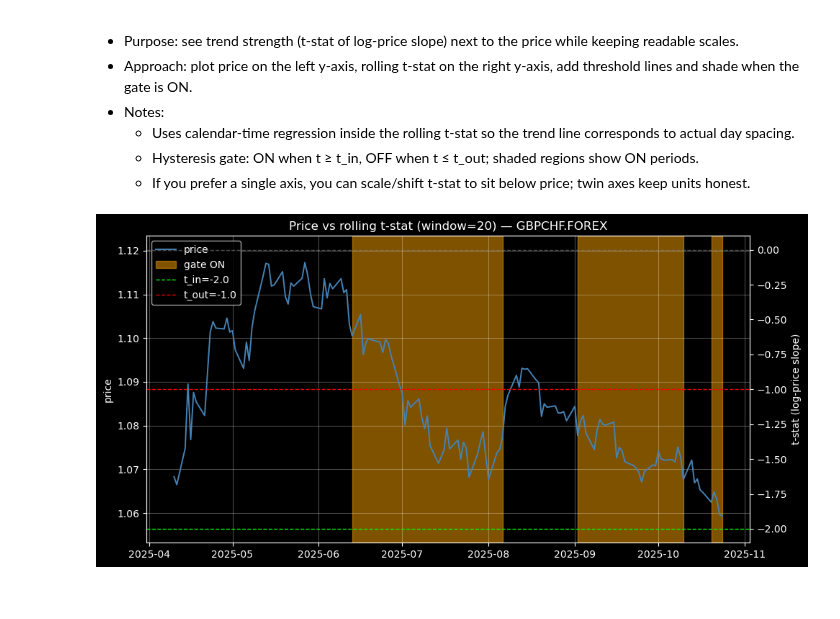
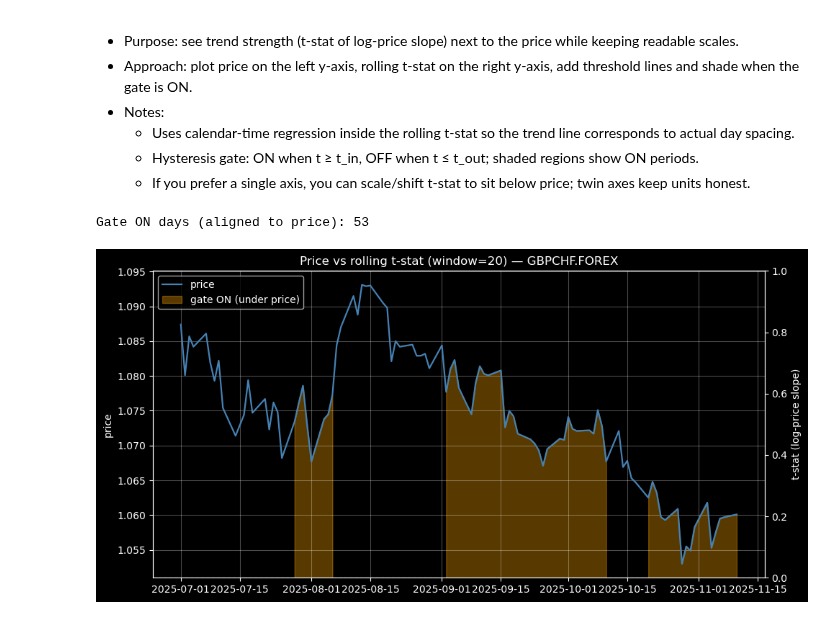
Before and after one commit to nimchimpski/GeoQuant, a Jupyter notebook: various/t-stat_slope.ipynb, the cells around one changed output. Saved outputs shown, nothing was run; the diff lists cells and outputs as text; code cells hidden in the pictures.

```diff
--- a/various/t-stat_slope.ipynb
+++ b/various/t-stat_slope.ipynb
@@ -21,21 +21,26 @@ plt.style.use('dark_background')
 # %%
 
 ticker='GBPCHF.FOREX'
-start='2025-4-10'
-end='2025-10-26'
+start='2025-7-1'
+today = pd.Timestamp.today().normalize()
+print('today',today.date())
+end=today
+print('end',end.date())
 s =f1.fetch_csv_robust(ticker, params=config.params)
 s=f1.sort_cols(s)
 s=f2.trim_series(s, start, end)
-# plt.plot(s.index, s.values)
+# print latest date
+print('latest data:',s.index[-1])
+plt.plot(s.index, s.values)
 # # give plot a title
-# plt.title(f'Standardized prices for {ticker} from {start} to {end}')
-# plt.show()
+plt.title(f'prices for {ticker} from {start} to {end}')
+# plt.show8
 x_rets = np.log(s / s.shift(1)).dropna()
 
 total_return=(s.iloc[-1]/s.iloc[0])-1
 total_return = -total_return
 # slope=(s.iloc[-1]-s.iloc[0])/lens
-print('total return on single held short ex carry',round(total_return, 2))
+print('\ntotal return on single held short ex carry',round(total_return, 4)*100,'%')
 # print('slope',slope)
 logp = np.log(s).dropna()
 # %% [output]
@@ -89,7 +109,7 @@ logp = np.log(s).dropna() if 'logp' not in locals() else logp.dropna()
 
 # --- Parameters ---
 window = 20          # rolling window (trading days)
-t_in, t_out = -2.0, -1.0  # hysteresis thresholds (enter ≥ t_in, exit ≤ t_out)
+t_in, t_out = -2.0, -1.0  # downtrend-only gate thresholds: enter when t <= t_in, exit when t >= t_out
 
 def rolling_t_price(logp: pd.Series, window: int) -> pd.Series:
     """Rolling t-stat of log-price slope vs calendar time (numeric dates)."""
@@ -104,7 +124,7 @@ def rolling_t_price(logp: pd.Series, window: int) -> pd.Series:
     return pd.Series(tstat, index=idx, name=f"t_win{window}")
 
 def make_gate(ts: pd.Series, t_in: float, t_out: float) -> pd.Series:
-    """Hysteresis: enter when ts >= t_in, exit when ts <= t_out."""
+    """Hysteresis for downtrend: enter when ts <= t_in, exit when ts >= t_out."""
     state = False
     g = []
     for v in ts.values:
@@ -122,49 +142,69 @@ gate = make_gate(tser, t_in=t_in, t_out=t_out)
 # Align to price index for shading
 gate_aligned = gate.reindex(s.index).fillna(False)
 
+# Quick diagnostics (count only)
+n_on = int(gate_aligned.sum())
+print(f"Gate ON days (aligned to price): {n_on}")
+if n_on == 0:
+    print("No shaded regions because the gate never turns ON with current thresholds; consider e.g., t_in=-1.5, t_out=-0.5 or adjust window.")
+
 # --- Plot ---
 fig, ax1 = plt.subplots(figsize=(10, 5))
-ax1.plot(s.index, s.values, color='steelblue', lw=1.4, label='price')
+ax1.plot(s.index, s.values, color='steelblue', lw=1.6, label='price', zorder=3)
 ax1.set_ylabel('price')
 
 ax2 = ax1.twinx()
 # ax2.plot(tser.index, tser.values, color='orange', lw=1.2, label=f't-stat (w={window})')
 ax2.axhline(0.0, color='gray', lw=1.0, ls='--', alpha=0.6)
-ax2.axhline(t_in, color='lime', lw=1.0, ls='--', label=f't_in={t_in}')
-ax2.axhline(t_out, color='red', lw=1.0, ls='--', label=f't_out={t_out}')
+# ax2.axhline(t_in, color='lime', lw=1.0, ls='--', label=f't_in={t_in}')
+# ax2.axhline(t_out, color='red', lw=1.0, ls='--', label=f't_out={t_out}')
 ax2.set_ylabel('t-stat (log-price slope)')
 
-# Shade ON regions (gate true) across full y-range using axis transform
-ax1.fill_between(
-    gate_aligned.index,
-    0, 1,
-    where=gate_aligned.values,
-    color='orange', alpha=0.50,
-    transform=ax1.get_xaxis_transform(),
-    label='gate ON'
-)
+# Shade ON regions strictly under the price curve (no t-stat used for y-extent)
+# Baseline = bottom of the price axis (data units). Shade each contiguous ON block separately.
+ymin, ymax = ax1.get_ylim()  # capture price axis limits after plotting (avoid ax2 limits)
+
+on = (gate_aligned.astype(bool) & s.notna())
+if on.any():
+    blocks = (on.ne(on.shift())).cumsum()
+    first = True
+    for _, idx in on[on].groupby(blocks):
+        seg = s.loc[idx.index]
+        ax1.fill_between(
+            seg.index,
+            ymin,                # bottom of price axis in data units
+            seg.values,          # up to the price curve
+            color='orange',
+            alpha=0.35,
+            interpolate=True,
+            label='gate ON (under price)' if first else None,
+            zorder=1,
+        )
+        first = False
+ax1.set_ylim(ymin, ymax)  # keep original scaling
 
 # Compose legend from both axes
 h1, l1 = ax1.get_legend_handles_labels()
 h2, l2 = ax2.get_legend_handles_labels()
 ax1.legend(h1 + h2, l1 + l2, loc='upper left')
 ax1.grid(alpha=0.3)
 plt.title(f"Price vs rolling t-stat (window={window}) — {ticker}")
 plt.tight_layout(); plt.show()
 
 # Optional: scaled overlay (comment out if not needed)
 # scale = (s.max() - s.min()) / 6.0
 # offset = s.min() - 0.5 * scale
 # t_scaled = tser.reindex(s.index).values * scale + offset
 # fig, ax = plt.subplots(figsize=(10, 4))
 # ax.plot(s.index, s.values, color='steelblue', lw=1.4, label='price')
 # ax.plot(s.index, t_scaled, color='orange', lw=1.2, label=f't-stat scaled (w={window})')
 # ax.fill_between(gate_aligned.index, 0, 1, where=gate_aligned.values, color='orange', alpha=0.10, transform=ax.get_xaxis_transform(), label='gate ON')
 # ax.legend(loc='upper left'); ax.grid(alpha=0.3)
 # plt.title(f"Price with scaled t-stat overlay — {ticker}")
 # plt.tight_layout(); plt.show()
 # %% [output]
+Gate ON days (aligned to price): 53
-[figure, old version]
+[figure, new version]
 # %%
 # Backtest: $notional short when gate ON, with fees and carry
 import numpy as np
```
Also changed, not shown: parts of 5 cells of this notebook, 27 other files.
